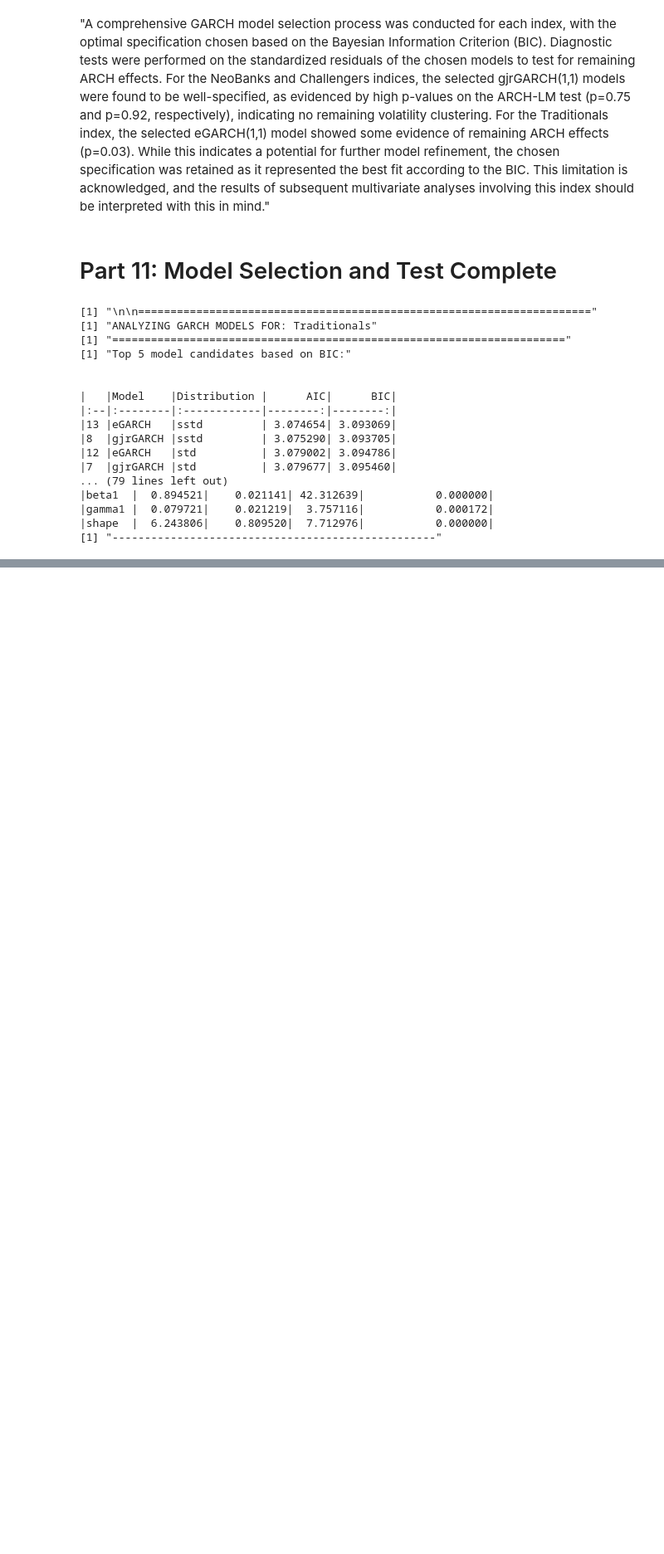
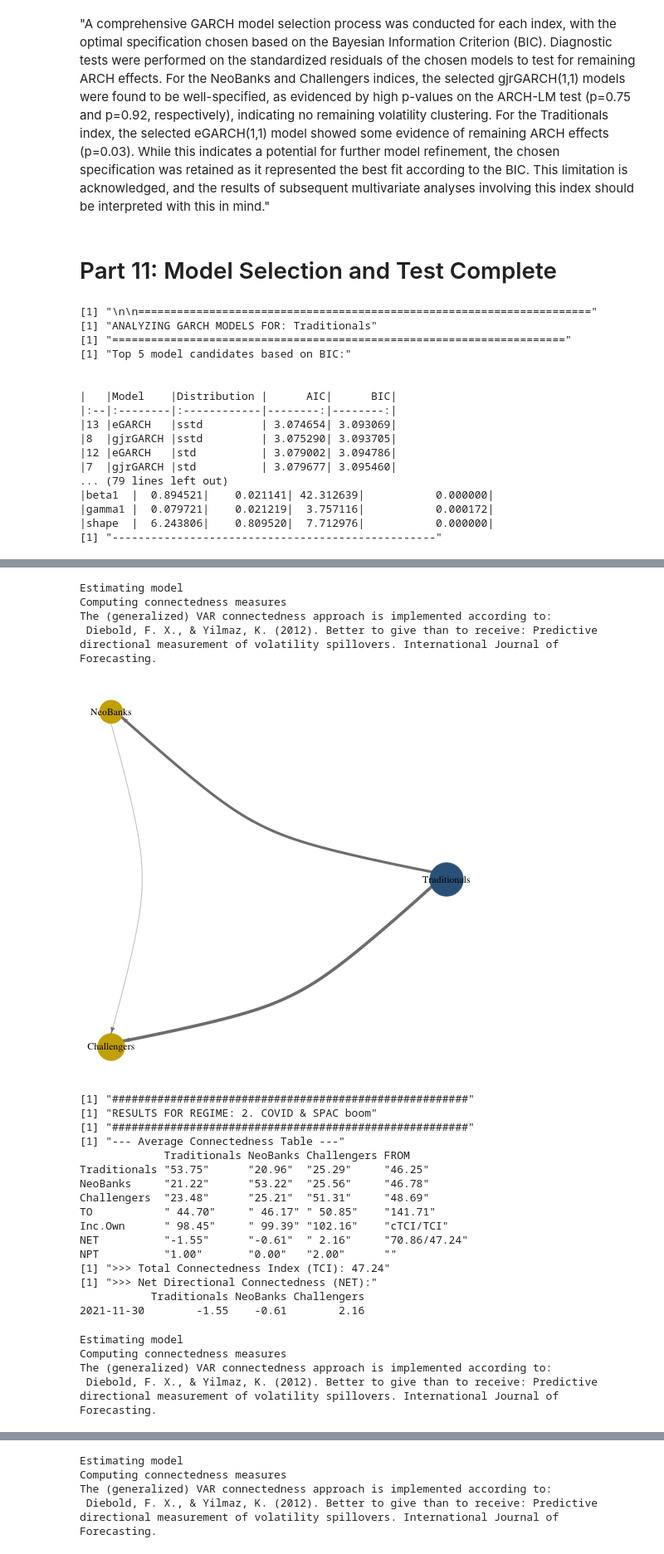
Before and after one commit to JamesGH1/FinanceResearch, a Jupyter notebook: IndexCreation - REMASTERED.ipynb, the cells around one changed output, grey strips where cells are left out. Shown at 83% size. Cells and saved outputs as stored; diff of their text form; code cells hidden in the pictures; blank space fills up the shorter version.

Commit message:
Added 5 Regime/Data Ranges of Static VAR model analysis for each.

```diff
--- a/IndexCreation - REMASTERED.ipynb
+++ b/IndexCreation - REMASTERED.ipynb
@@ -1300,0 +1446,32 @@ if (nrow(returns_df) > 0) {
+# %%
+# Define your periods
+periods = {
+    "1. Pre-pandemic": ("2017-01-03", "2020-02-29"),
+    "2. COVID & SPAC boom": ("2020-03-01", "2021-11-30"),
+    "3. Pre-tightening": ("2021-12-01", "2022-02-28"),
+    "4. Tightening & stress": ("2022-03-01", "2023-06-30"),
+    "5. AI/tech revaluation": ("2023-07-01", "2025-02-28")
+}
+
+print(f"{'='*70}")
+print("STARTING REGIME ANALYSIS")
+print(f"{'='*70}")
+
+for p_name, (start_date, end_date) in periods.items():
+
+    # 1. Slice the data in Python
+    # Check if dates are within range
+    if start_date < returns_df.index[0].strftime('%Y-%m-%d'):
+        print(f"Skipping {p_name}: Start date before data availability.")
+        continue
+
+    period_slice = returns_df.loc[start_date:end_date]
+
+    # 2. Push data to R and call the function
+    if not period_slice.empty:
+        # We use %R line magic to execute the function call
+        # -i passes inputs (dataframe and string name)
+        %R -i period_slice -i p_name analyze_regime_vanilla(period_slice, p_name)
+    else:
+        print(f"No data found for {p_name}")
+# %% [output]
@@ -1300,0 +1497,25 @@ if (nrow(returns_df) > 0) {
+Estimating model
+Computing connectedness measures
+The (generalized) VAR connectedness approach is implemented according to:
+ Diebold, F. X., & Yilmaz, K. (2012). Better to give than to receive: Predictive directional measurement of volatility spillovers. International Journal of Forecasting.
+[figure, added]
+[1] "#######################################################"
+[1] "RESULTS FOR REGIME: 2. COVID & SPAC boom"
+[1] "#######################################################"
+[1] "--- Average Connectedness Table ---"
+             Traditionals NeoBanks Challengers FROM
+Traditionals "53.75"      "20.96"  "25.29"     "46.25"
+NeoBanks     "21.22"      "53.22"  "25.56"     "46.78"
+Challengers  "23.48"      "25.21"  "51.31"     "48.69"
+TO           " 44.70"     " 46.17" " 50.85"    "141.71"
+Inc.Own      " 98.45"     " 99.39" "102.16"    "cTCI/TCI"
+NET          "-1.55"      "-0.61"  " 2.16"     "70.86/47.24"
+NPT          "1.00"       "0.00"   "2.00"      ""
+[1] ">>> Total Connectedness Index (TCI): 47.24"
+[1] ">>> Net Directional Connectedness (NET):"
+           Traditionals NeoBanks Challengers
+2021-11-30        -1.55    -0.61        2.16
+Estimating model
+Computing connectedness measures
+The (generalized) VAR connectedness approach is implemented according to:
+ Diebold, F. X., & Yilmaz, K. (2012). Better to give than to receive: Predictive directional measurement of volatility spillovers. International Journal of Forecasting.
@@ -1300,0 +1539,4 @@ if (nrow(returns_df) > 0) {
+Estimating model
+Computing connectedness measures
+The (generalized) VAR connectedness approach is implemented according to:
+ Diebold, F. X., & Yilmaz, K. (2012). Better to give than to receive: Predictive directional measurement of volatility spillovers. International Journal of Forecasting.
```
Also changed, not shown: parts of 11 cells of this notebook.
